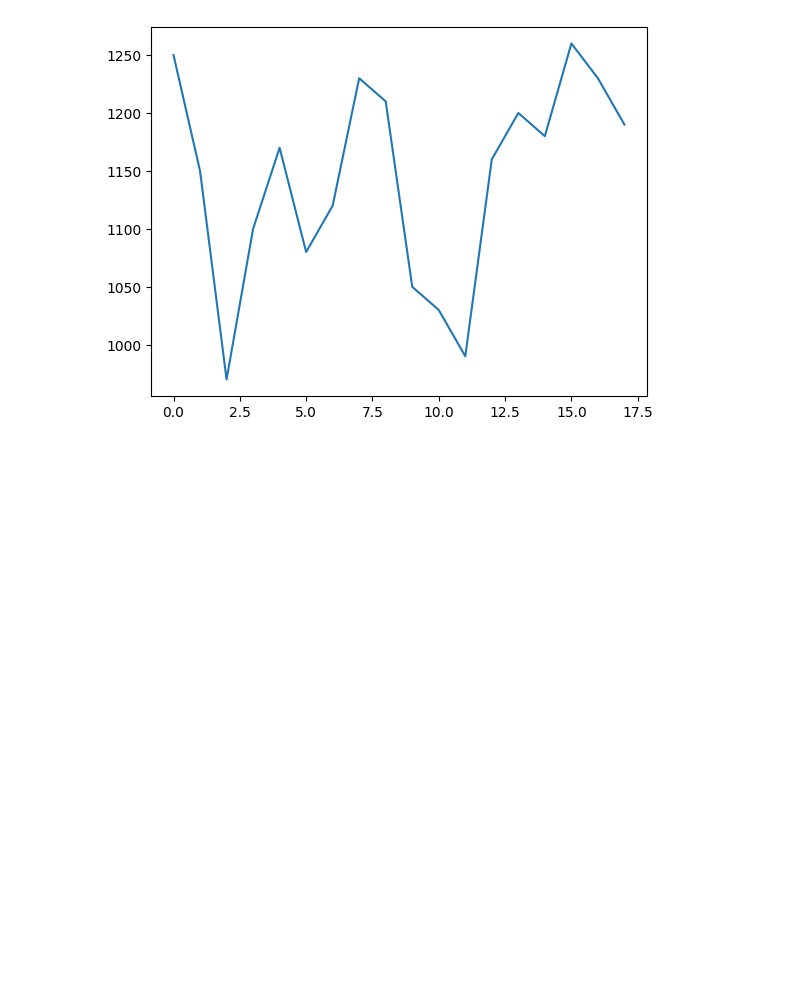
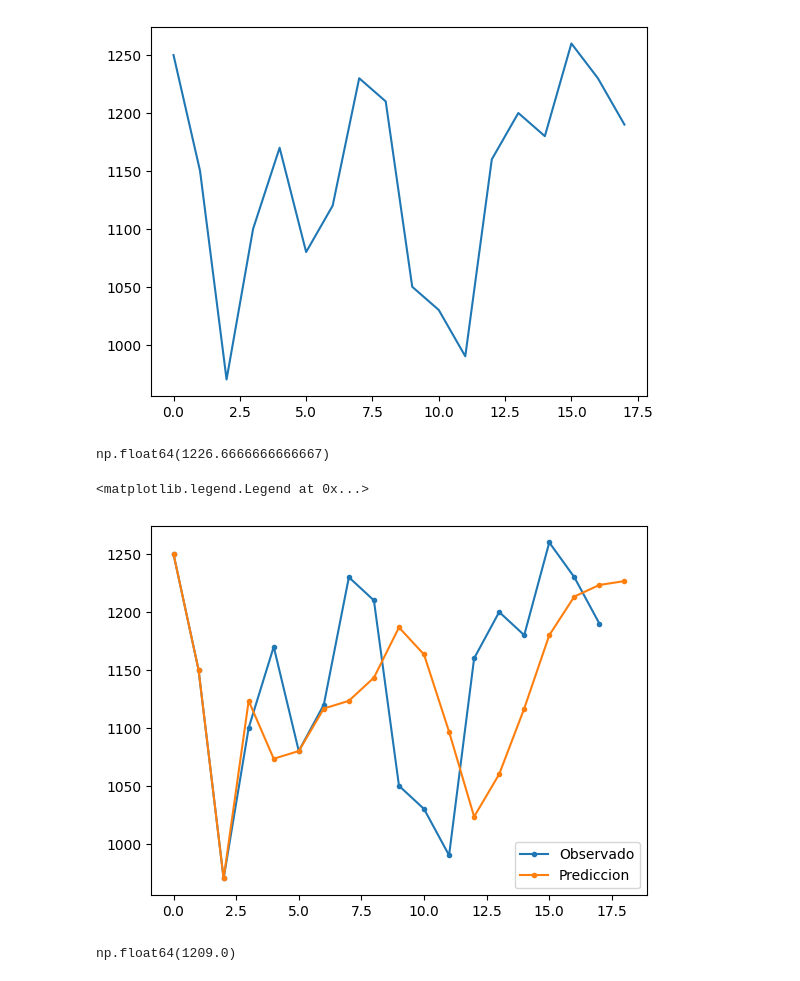
Before and after one commit to asegura4488/CienciaDatos, a Jupyter notebook: Semana4/MedioMovil.ipynb, the cells around one changed output. Saved outputs shown, nothing was run; the diff lists cells and outputs as text; code cells hidden in the pictures; blank space fills up the shorter version.

```diff
--- a/Semana4/MedioMovil.ipynb
+++ b/Semana4/MedioMovil.ipynb
@@ -21,3 +22,36 @@ plt.plot(x)
 # %% [output]
 [<matplotlib.lines.Line2D at 0x...>]
 [figure]
+# %%
+def GetMediaMovil(x,n):
+
+  media = np.zeros( len(x) + 1 )
+
+  for i in range( len(media) ):
+
+    sum_ = 0
+
+    if i >= n:
+
+      for j in range( i-n , i ):
+
+        sum_ += x[j]
+
+      media[i] = sum_/n
+
+    else:
+      media[i] = x[i]
+
+  return media
+# %%
+media = GetMediaMovil(x,3)
+media[-1]
+# %% [output]
+np.float64(1226.6666666666667)
+# %%
+plt.plot(x,'.-',label='Observado')
+plt.plot(media, '.-',label='Prediccion')
+plt.legend()
+# %% [output]
+<matplotlib.legend.Legend at 0x...>
+[figure, added]
@@ -23,0 +84,6 @@ plt.plot(x)
+# %%
+w = np.array([0.1,0.3,0.6])
+Wmedia = GetWeightMedialMovil(x,w)
+Wmedia[-1]
+# %% [output]
+np.float64(1209.0)
```
Also changed, not shown: parts of 17 cells of this notebook.
